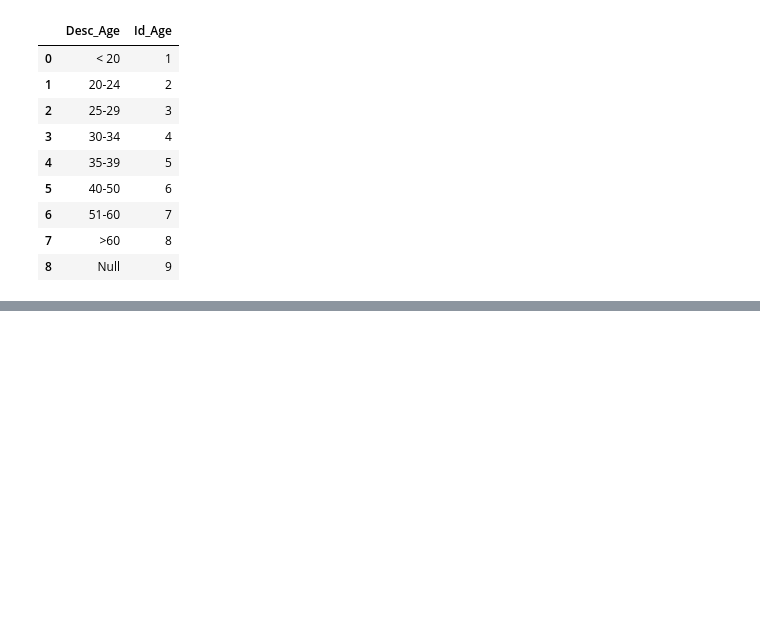
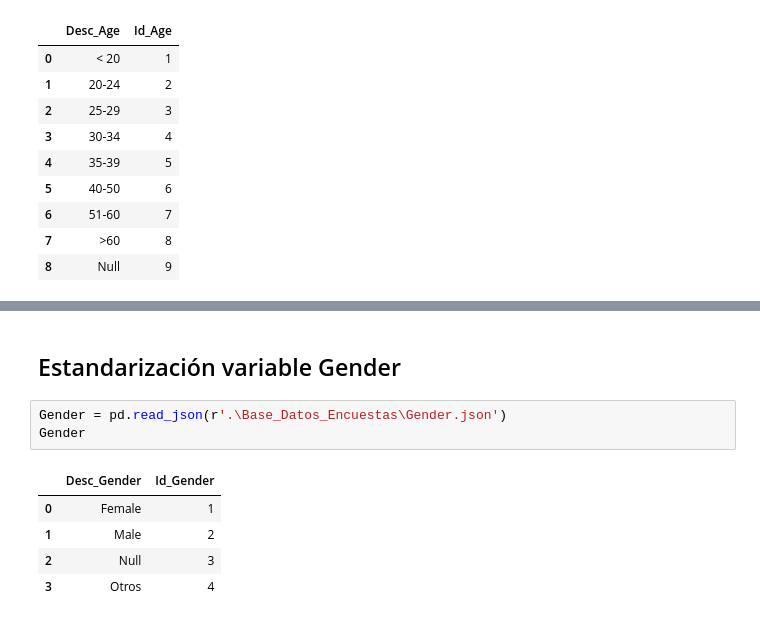
Before and after one commit to efvillar/Trabajo_Final_Bases_Datos, a Jupyter notebook: Trabajo Final Pregunta 1.ipynb, the cells around one changed output, grey strips where cells are left out. Drawn from its saved outputs; the diff is of its cells as text; blank space fills up the shorter version.

```diff
--- a/Trabajo Final Pregunta 1.ipynb
+++ b/Trabajo Final Pregunta 1.ipynb
@@ -970,0 +942,11 @@ Se crearon las siguientes tablas y se subieron a Bigquery:
+# %% [markdown]
+## Estandarización variable Gender
+# %%
+Gender = pd.read_json(r'.\Base_Datos_Encuestas\Gender.json')
+Gender
+# %% [output]
+|  | Desc_Gender | Id_Gender |
+| 0 | Female | 1 |
+| 1 | Male | 2 |
+| 2 | Null | 3 |
+| 3 | Otros | 4 |
```
Also changed, not shown: parts of 27 cells of this notebook, 3 other files.
